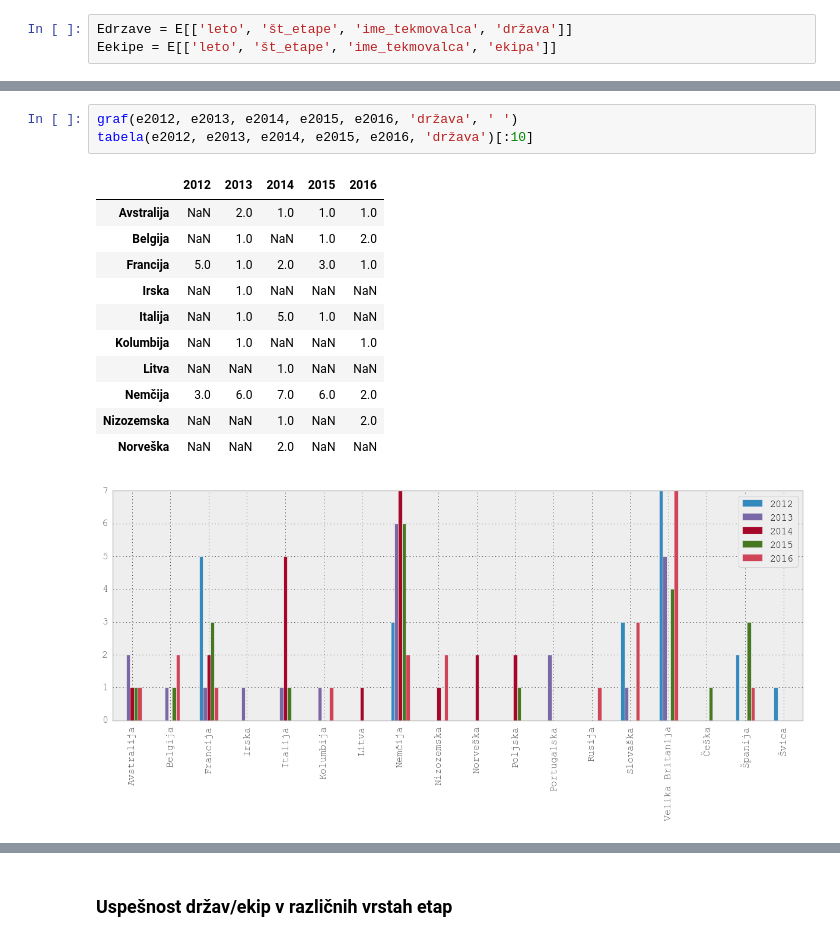
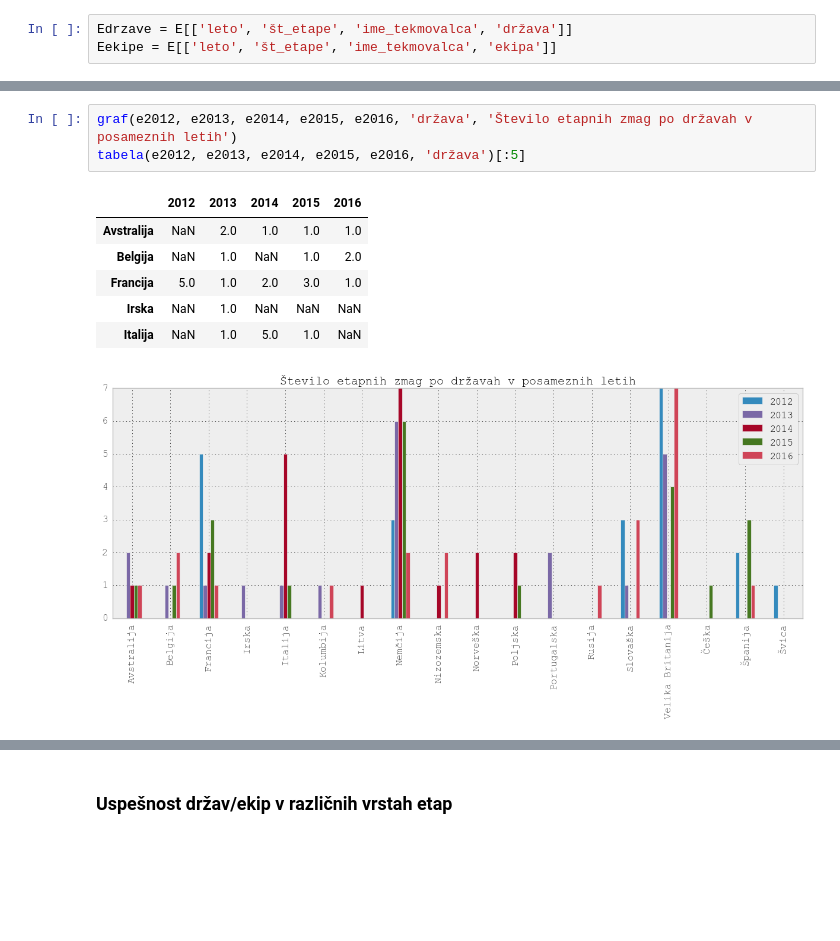
Before and after one commit to aeTS/Projekt-PRO1, a Jupyter notebook: Projekt_analiza_Tour.ipynb, the cells around one changed output, grey strips where cells are left out. Drawn from its saved outputs; the diff is of its cells as text; blank space fills up the shorter version.

```diff
--- a/Projekt_analiza_Tour.ipynb
+++ b/Projekt_analiza_Tour.ipynb
@@ -304,16 +333,11 @@ Eekipe = E[['leto', 'št_etape', 'ime_tekmovalca', 'ekipa']]
 # %%
-graf(e2012, e2013, e2014, e2015, e2016, 'država', ' ')
-tabela(e2012, e2013, e2014, e2015, e2016, 'država')[:10]
+graf(e2012, e2013, e2014, e2015, e2016, 'država', 'Število etapnih zmag po državah v posameznih letih')
+tabela(e2012, e2013, e2014, e2015, e2016, 'država')[:5]
 # %% [output]
 |  | 2012 | 2013 | 2014 | 2015 | 2016 |
 | Avstralija | NaN | 2.0 | 1.0 | 1.0 | 1.0 |
 | Belgija | NaN | 1.0 | NaN | 1.0 | 2.0 |
 | Francija | 5.0 | 1.0 | 2.0 | 3.0 | 1.0 |
 | Irska | NaN | 1.0 | NaN | NaN | NaN |
 | Italija | NaN | 1.0 | 5.0 | 1.0 | NaN |
-| Kolumbija | NaN | 1.0 | NaN | NaN | 1.0 |
-| Litva | NaN | NaN | 1.0 | NaN | NaN |
-| Nemčija | 3.0 | 6.0 | 7.0 | 6.0 | 2.0 |
-| Nizozemska | NaN | NaN | 1.0 | NaN | 2.0 |
-| Norveška | NaN | NaN | 2.0 | NaN | NaN |
-[figure, old version]
+[figure, new version]
```
Also changed, not shown: parts of 47 cells of this notebook.
